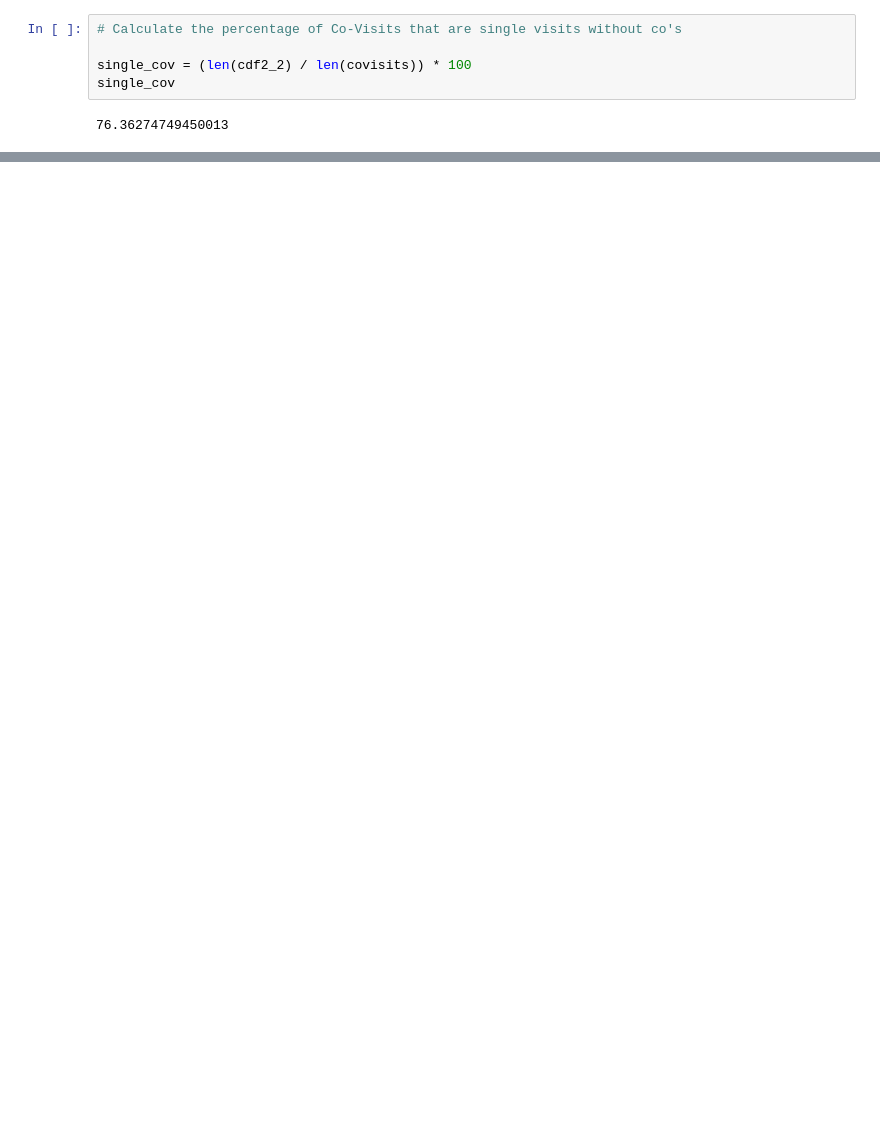
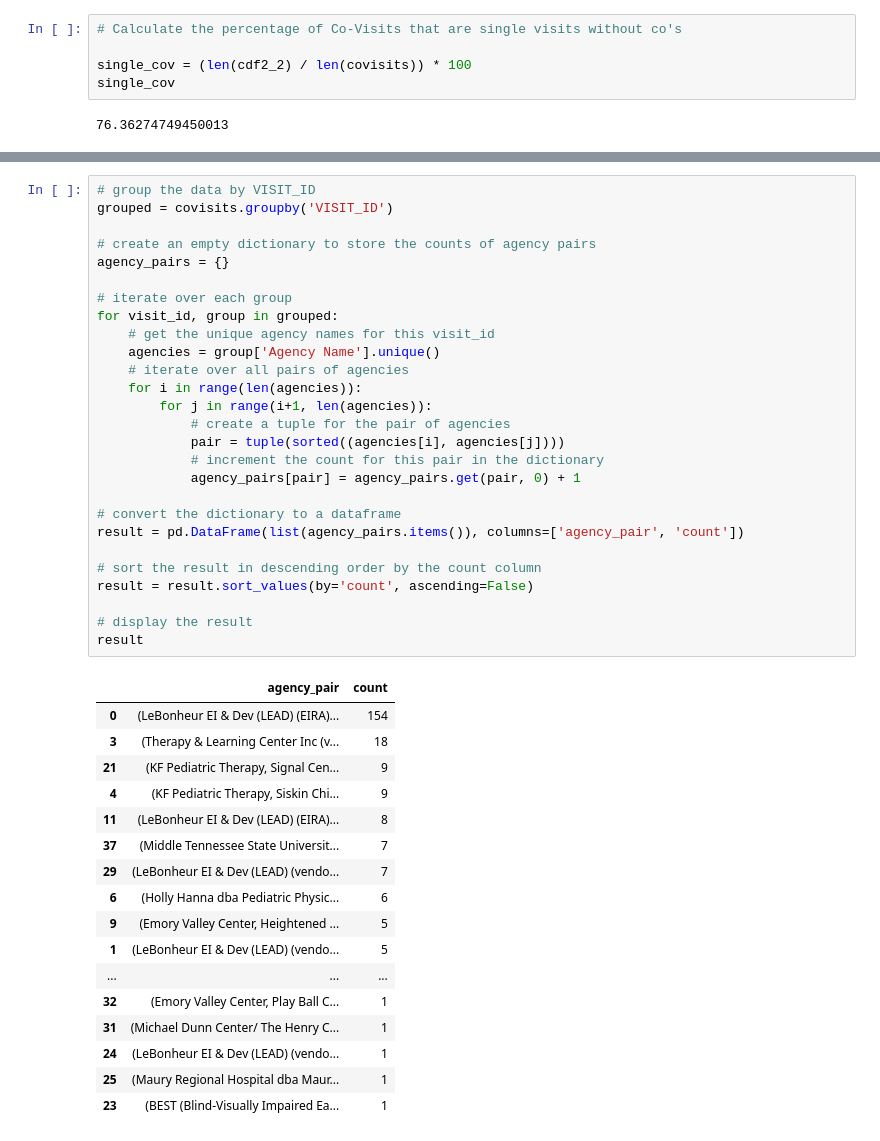
Before and after one commit to NSS-Data-Analytics-Cohort-8/teis_da8_1-granny_pandas, a Jupyter notebook: notebooks/q3.ipynb, the cells around one changed output, grey strips where cells are left out. Drawn from its saved outputs; the diff is of its cells as text; blank space fills up the shorter version.

```diff
--- a/notebooks/q3.ipynb
+++ b/notebooks/q3.ipynb
@@ -461,0 +575,45 @@ plt.show()
+# %%
+# group the data by VISIT_ID
+grouped = covisits.groupby('VISIT_ID')
+
+# create an empty dictionary to store the counts of agency pairs
+agency_pairs = {}
+
+# iterate over each group
+for visit_id, group in grouped:
+    # get the unique agency names for this visit_id
+    agencies = group['Agency Name'].unique()
+    # iterate over all pairs of agencies
+    for i in range(len(agencies)):
+        for j in range(i+1, len(agencies)):
+            # create a tuple for the pair of agencies
+            pair = tuple(sorted((agencies[i], agencies[j])))
+            # increment the count for this pair in the dictionary
+            agency_pairs[pair] = agency_pairs.get(pair, 0) + 1
+
+# convert the dictionary to a dataframe
+result = pd.DataFrame(list(agency_pairs.items()), columns=['agency_pair', 'count'])
+
+# sort the result in descending order by the count column
+result = result.sort_values(by='count', ascending=False)
+
+# display the result
+result
+# %% [output]
+|  | agency_pair | count |
+| 0 | (LeBonheur EI & Dev (LEAD) (EIRA)... | 154 |
+| 3 | (Therapy & Learning Center Inc (v... | 18 |
+| 21 | (KF Pediatric Therapy, Signal Cen... | 9 |
+| 4 | (KF Pediatric Therapy, Siskin Chi... | 9 |
+| 11 | (LeBonheur EI & Dev (LEAD) (EIRA)... | 8 |
+| 37 | (Middle Tennessee State Universit... | 7 |
+| 29 | (LeBonheur EI & Dev (LEAD) (vendo... | 7 |
+| 6 | (Holly Hanna dba Pediatric Physic... | 6 |
+| 9 | (Emory Valley Center, Heightened ... | 5 |
+| 1 | (LeBonheur EI & Dev (LEAD) (vendo... | 5 |
+| ... | ... | ... |
+| 32 | (Emory Valley Center, Play Ball C... | 1 |
+| 31 | (Michael Dunn Center/ The Henry C... | 1 |
+| 24 | (LeBonheur EI & Dev (LEAD) (vendo... | 1 |
+| 25 | (Maury Regional Hospital dba Maur... | 1 |
+| 23 | (BEST (Blind-Visually Impaired Ea... | 1 |
```
Also changed, not shown: parts of 11 cells of this notebook, 1 other file.
